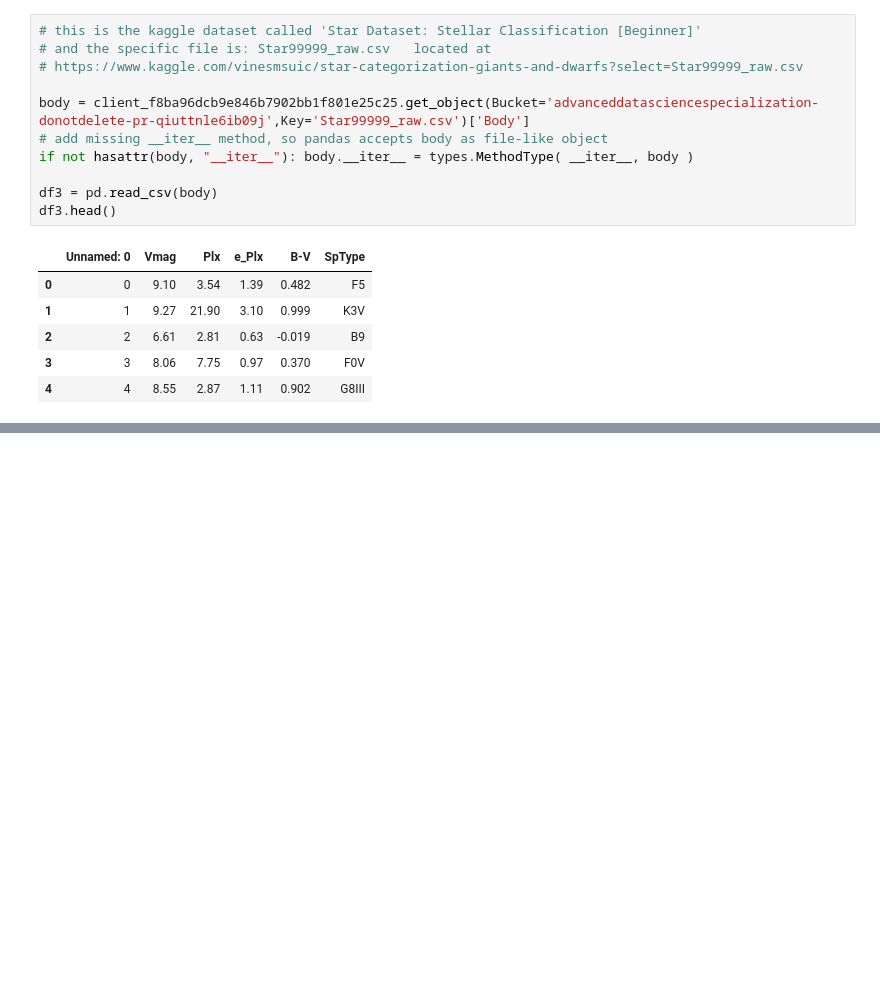
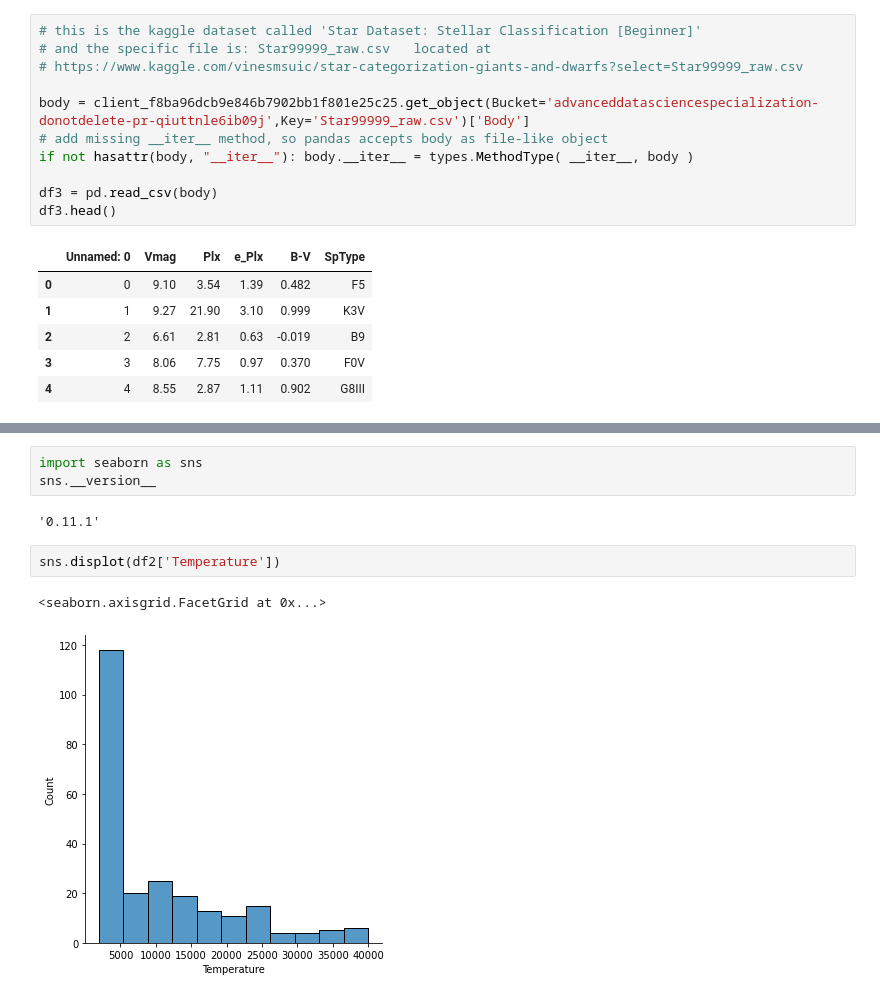
Before and after one commit to franklinhurst/AdvancedDataScience, a Jupyter notebook: Capstone W1 Initial Data Exploration Project 1.ipynb, the cells around one changed output, grey strips where cells are left out. Drawn from its saved outputs; the diff is of its cells as text; blank space fills up the shorter version.

```diff
--- a/Capstone W1 Initial Data Exploration Project 1.ipynb
+++ b/Capstone W1 Initial Data Exploration Project 1.ipynb
@@ -73,0 +181,10 @@ df3.head()
+# %%
+import seaborn as sns
+sns.__version__
+# %% [output]
+'0.11.1'
+# %%
+sns.displot(df2['Temperature'])
+# %% [output]
+<seaborn.axisgrid.FacetGrid at 0x...>
+[figure, added]
```
Also changed, not shown: parts of 54 cells of this notebook.
